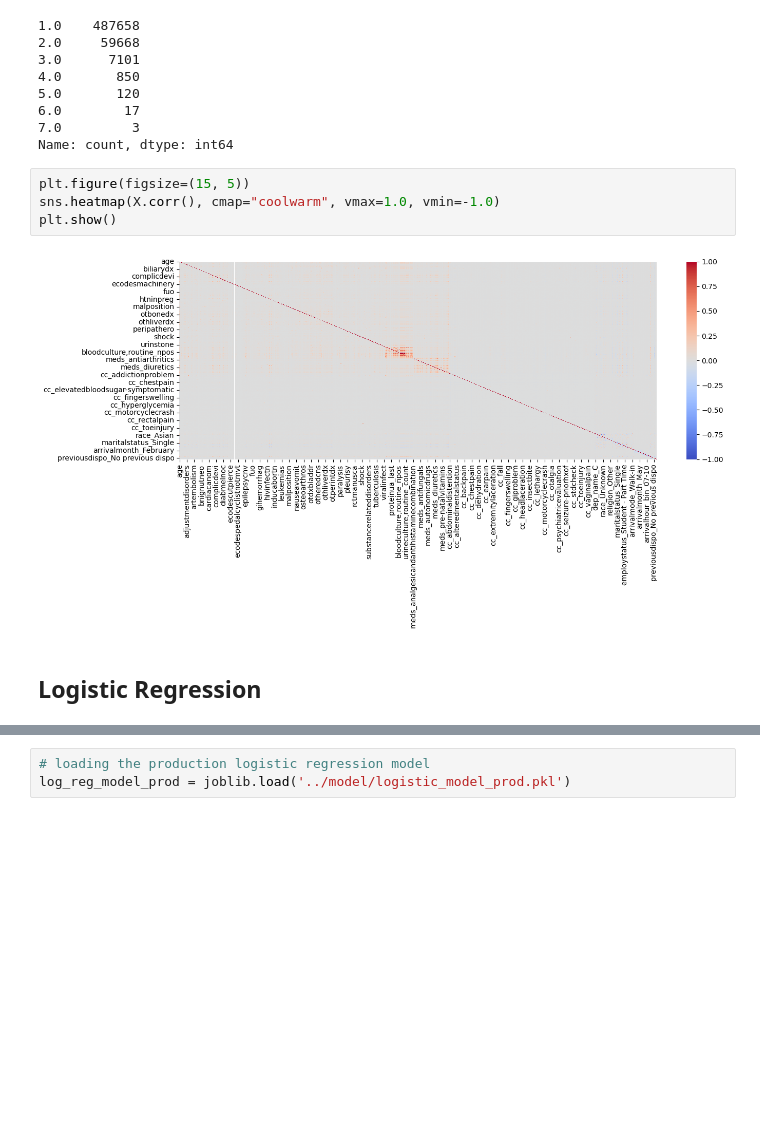
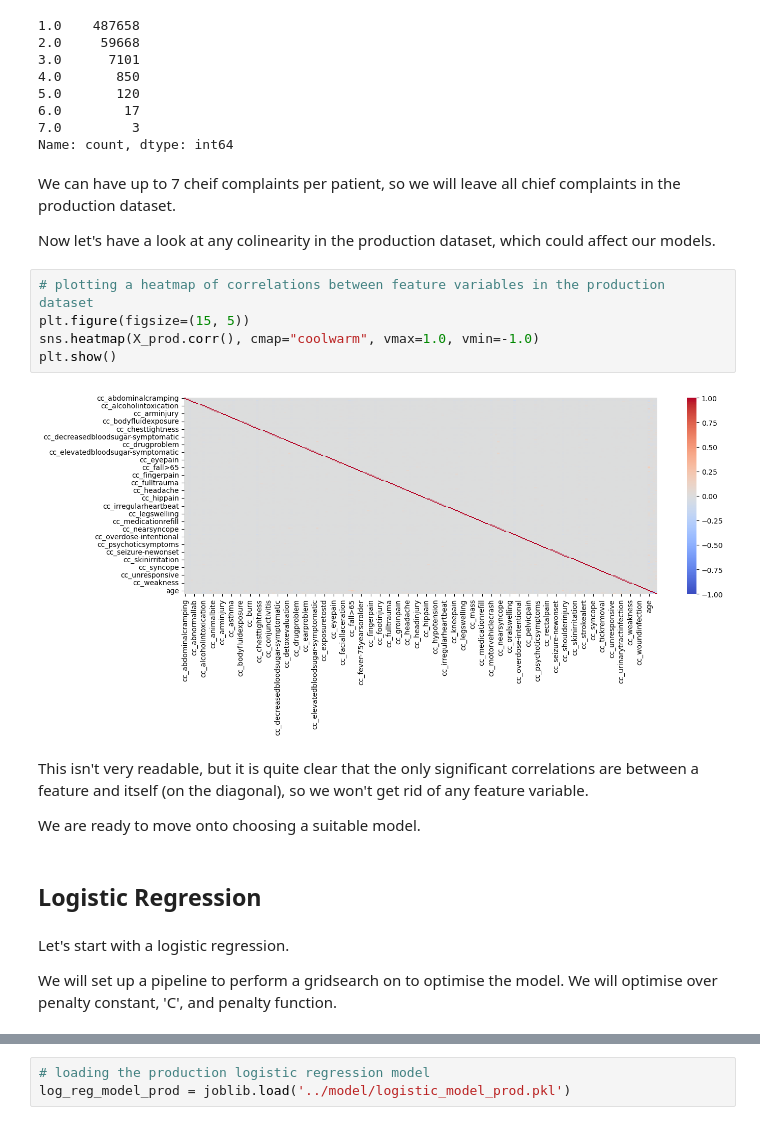
Before and after one commit to henrywo1fe/capstone-project-public, a Jupyter notebook: notebooks/final-product.ipynb, the cells around one changed output, grey strips where cells are left out. Cells and saved outputs as stored; diff of their text form; blank space fills up the shorter version.

```diff
--- a/notebooks/final-product.ipynb
+++ b/notebooks/final-product.ipynb
@@ -117,14 +139,27 @@ X.loc[:, 'cc_abdominalcramping' : 'cc_wristpain'].sum(axis=1).value_counts()
 6.0        17
 7.0         3
 Name: count, dtype: int64
+# %% [markdown]
+We can have up to 7 cheif complaints per patient, so we will leave all chief complaints in the production dataset.
+
+Now let's have a look at any colinearity in the production dataset, which could affect our models.
 # %%
+# plotting a heatmap of correlations between feature variables in the production dataset
 plt.figure(figsize=(15, 5))
-sns.heatmap(X.corr(), cmap="coolwarm", vmax=1.0, vmin=-1.0)
+sns.heatmap(X_prod.corr(), cmap="coolwarm", vmax=1.0, vmin=-1.0)
 plt.show()
 # %% [output]
-[figure, old version]
+[figure, new version]
+# %% [markdown]
+This isn't very readable, but it is quite clear that the only significant correlations are between a feature and itself (on the diagonal), so we won't get rid of any feature variable.
+
+We are ready to move onto choosing a suitable model.
 # %% [markdown]
 ## Logistic Regression
+# %% [markdown]
+Let's start with a logistic regression.
+
+We will set up a pipeline to perform a gridsearch on to optimise the model. We will optimise over penalty constant, 'C', and penalty function.
 # %%
 # setting up the estimators
 estimators = [
```
Also changed, not shown: parts of 39 cells of this notebook, 1 other file.
